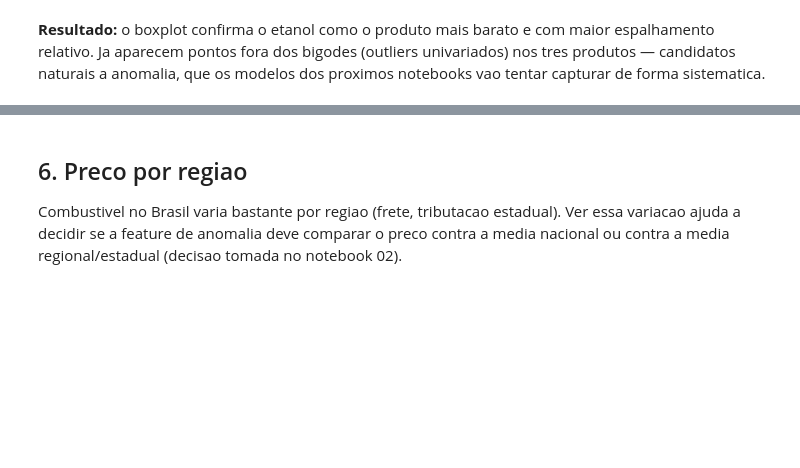
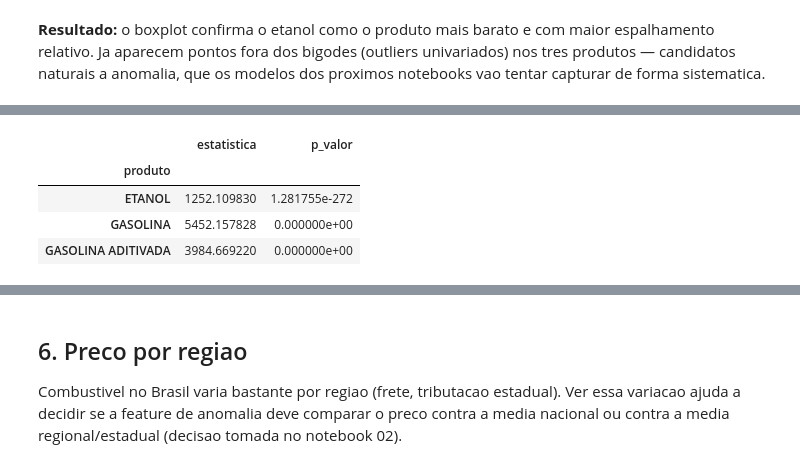
Before and after one commit to ejunior029/anp-fuel-price-anomaly-detection, a Jupyter notebook: notebooks/01_EDA.ipynb, the cells around one changed output, grey strips where cells are left out. Cells and saved outputs as stored; diff of their text form; code cells hidden in the pictures; blank space fills up the shorter version.

```diff
--- a/notebooks/01_EDA.ipynb
+++ b/notebooks/01_EDA.ipynb
@@ -160,0 +188,11 @@ plt.show()
+# %%
+normalidade = df.groupby('produto')['valor_venda'].apply(
+    lambda x: pd.Series(stats.normaltest(x), index=['estatistica', 'p_valor'])
+).unstack()
+normalidade
+# %% [output]
+|  | estatistica | p_valor |
+| produto |  |  |
+| ETANOL | 1252.109830 | 1.281755e-272 |
+| GASOLINA | 5452.157828 | 0.000000e+00 |
+| GASOLINA ADITIVADA | 3984.669220 | 0.000000e+00 |
```
Also changed, not shown: parts of 19 cells of this notebook, 1 other file.
